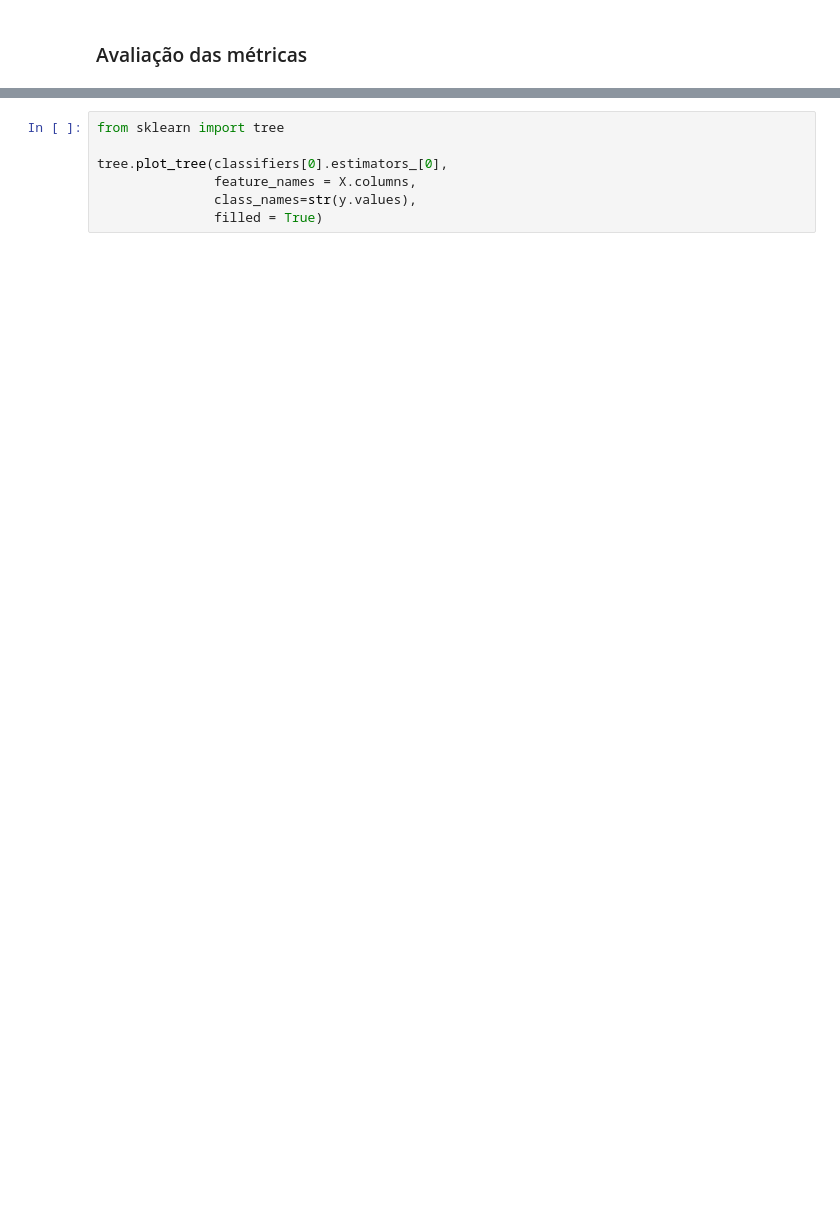
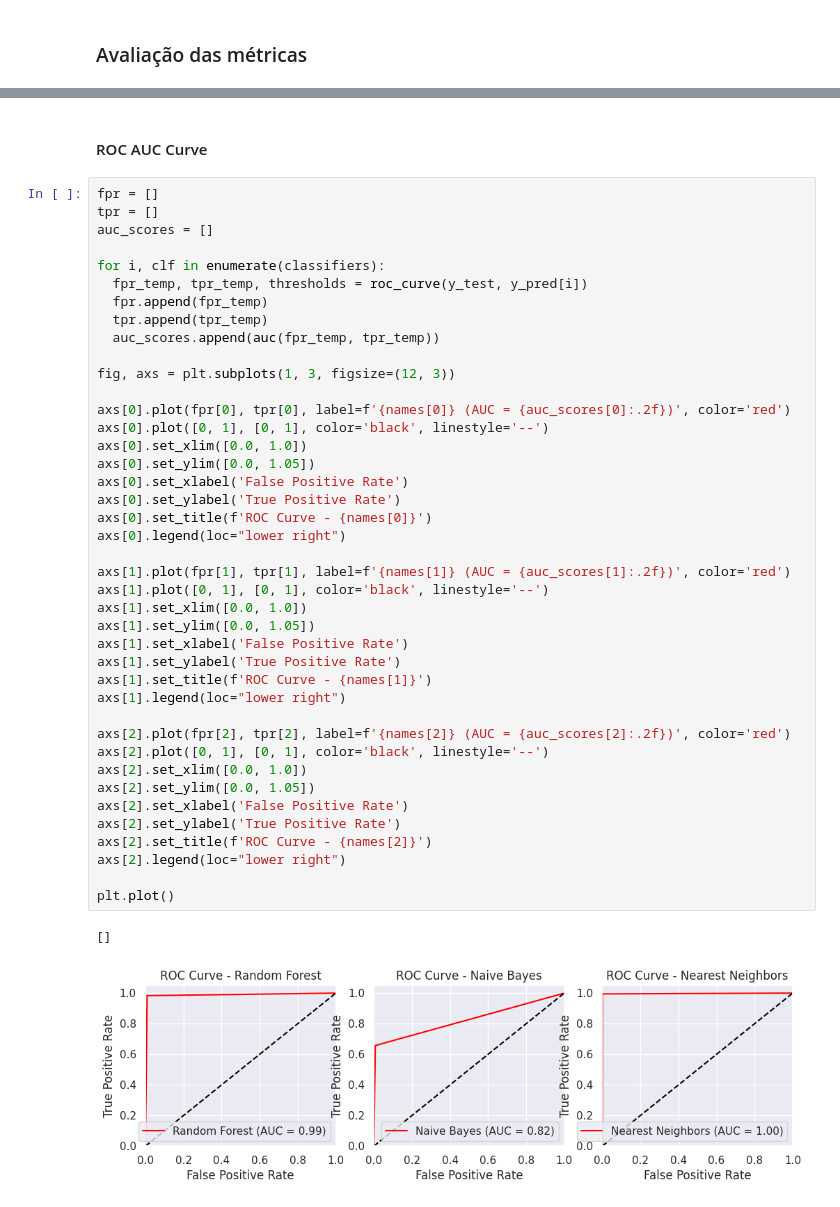
Before and after one commit to defante/mack-pos-inteligencia-artificial-tac, a Jupyter notebook: Identificador de Anomalia.ipynb, the cells around one changed output, grey strips where cells are left out. Cells and saved outputs as stored; diff of their text form; blank space fills up the shorter version.

```diff
--- a/Identificador de Anomalia.ipynb
+++ b/Identificador de Anomalia.ipynb
@@ -371,7 +370,46 @@ RecursionError: maximum recursion depth exceeded while calling a Python object
-# %%
-from sklearn import tree
-
-tree.plot_tree(classifiers[0].estimators_[0],
-               feature_names = X.columns,
-               class_names=str(y.values),
-               filled = True)
+# %% [markdown]
+#### ROC AUC Curve
+# %%
+fpr = []
+tpr = []
+auc_scores = []
+
+for i, clf in enumerate(classifiers):
+  fpr_temp, tpr_temp, thresholds = roc_curve(y_test, y_pred[i])
+  fpr.append(fpr_temp)
+  tpr.append(tpr_temp)
+  auc_scores.append(auc(fpr_temp, tpr_temp))
+
+fig, axs = plt.subplots(1, 3, figsize=(12, 3))
+
+axs[0].plot(fpr[0], tpr[0], label=f'{names[0]} (AUC = {auc_scores[0]:.2f})', color='red')
+axs[0].plot([0, 1], [0, 1], color='black', linestyle='--')
+axs[0].set_xlim([0.0, 1.0])
+axs[0].set_ylim([0.0, 1.05])
+axs[0].set_xlabel('False Positive Rate')
+axs[0].set_ylabel('True Positive Rate')
+axs[0].set_title(f'ROC Curve - {names[0]}')
+axs[0].legend(loc="lower right")
+
+axs[1].plot(fpr[1], tpr[1], label=f'{names[1]} (AUC = {auc_scores[1]:.2f})', color='red')
+axs[1].plot([0, 1], [0, 1], color='black', linestyle='--')
+axs[1].set_xlim([0.0, 1.0])
+axs[1].set_ylim([0.0, 1.05])
+axs[1].set_xlabel('False Positive Rate')
+axs[1].set_ylabel('True Positive Rate')
+axs[1].set_title(f'ROC Curve - {names[1]}')
+axs[1].legend(loc="lower right")
+
+axs[2].plot(fpr[2], tpr[2], label=f'{names[2]} (AUC = {auc_scores[2]:.2f})', color='red')
+axs[2].plot([0, 1], [0, 1], color='black', linestyle='--')
+axs[2].set_xlim([0.0, 1.0])
+axs[2].set_ylim([0.0, 1.05])
+axs[2].set_xlabel('False Positive Rate')
+axs[2].set_ylabel('True Positive Rate')
+axs[2].set_title(f'ROC Curve - {names[2]}')
+axs[2].legend(loc="lower right")
+
+plt.plot()
+# %% [output]
+[]
+[figure, added]
```
Also changed, not shown: parts of 22 cells of this notebook.
